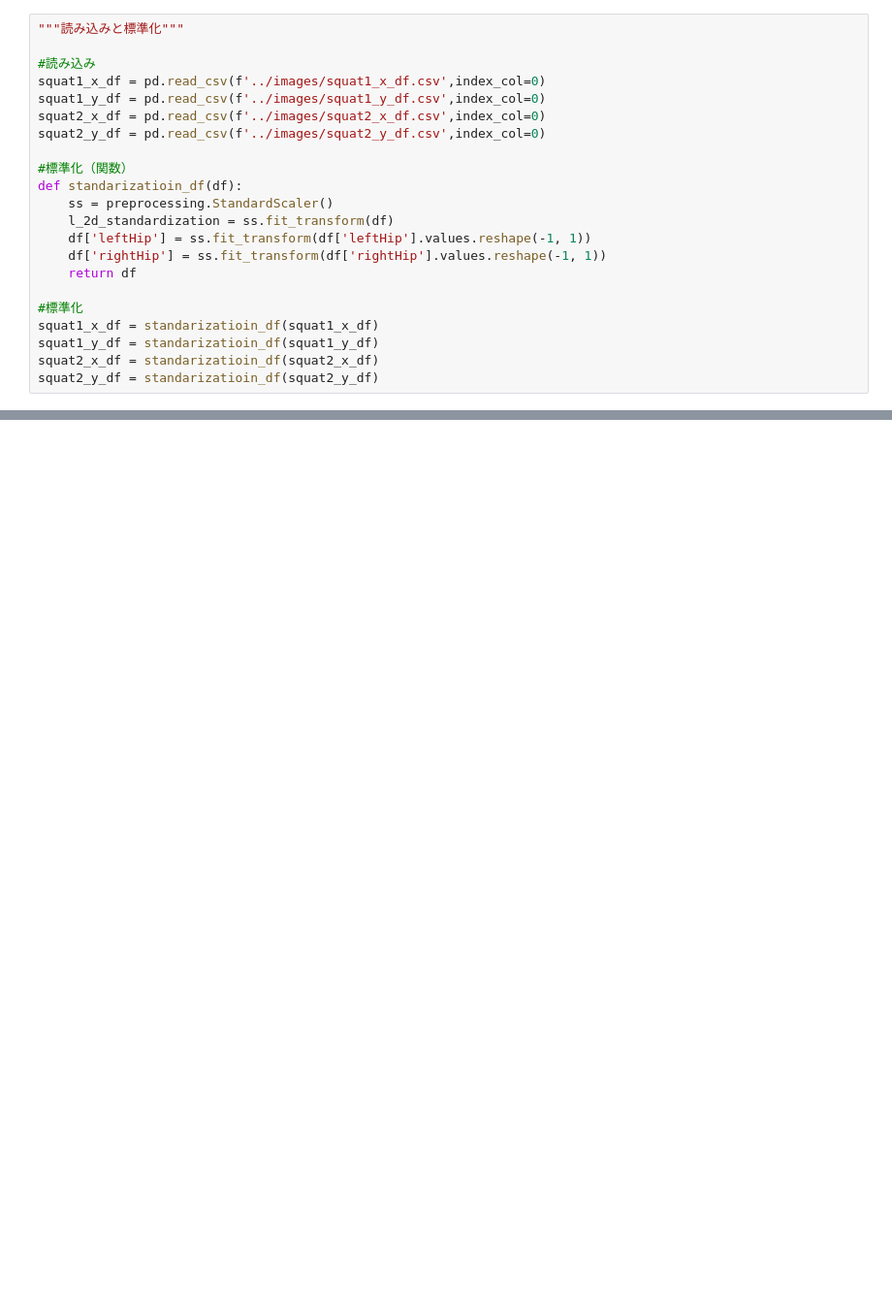
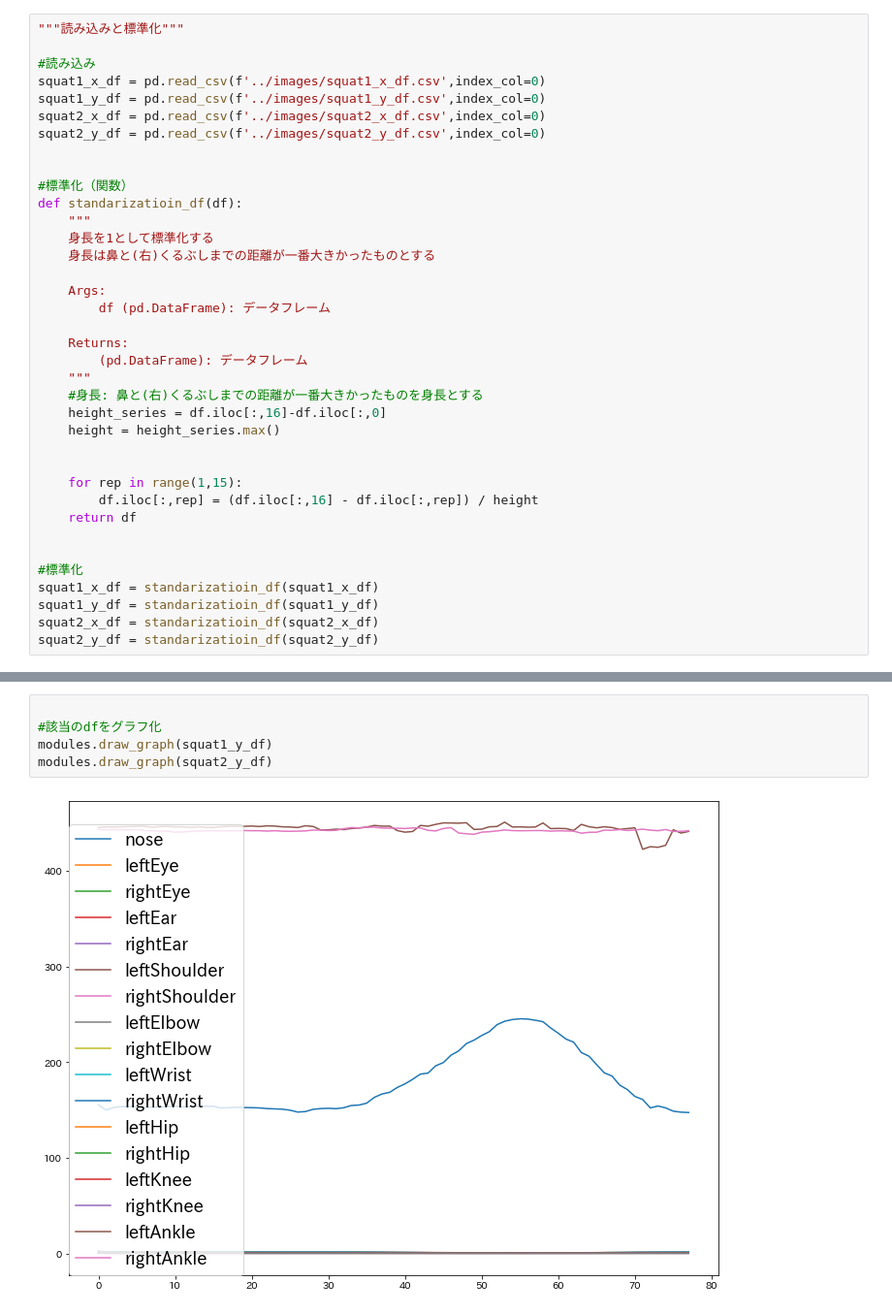
Before and after one commit to d-nagata/teamg, a Jupyter notebook: Scripts/fig_graph.ipynb, the cells around one changed output, grey strips where cells are left out. Shown at 97% size. Saved outputs shown, nothing was run; the diff lists cells and outputs as text; blank space fills up the shorter version.

```diff
--- a/Scripts/fig_graph.ipynb
+++ b/Scripts/fig_graph.ipynb
@@ -13,13 +17,28 @@ squat1_y_df = pd.read_csv(f'../images/squat1_y_df.csv',index_col=0)
 squat2_x_df = pd.read_csv(f'../images/squat2_x_df.csv',index_col=0)
 squat2_y_df = pd.read_csv(f'../images/squat2_y_df.csv',index_col=0)
 
+
 #標準化（関数）
 def standarizatioin_df(df):
-    ss = preprocessing.StandardScaler()
-    l_2d_standardization = ss.fit_transform(df)
-    df['leftHip'] = ss.fit_transform(df['leftHip'].values.reshape(-1, 1))
-    df['rightHip'] = ss.fit_transform(df['rightHip'].values.reshape(-1, 1))
+    """
+    身長を1として標準化する
+    身長は鼻と(右)くるぶしまでの距離が一番大きかったものとする
+
+    Args:
+        df (pd.DataFrame): データフレーム
+
+    Returns:
+        (pd.DataFrame): データフレーム
+    """
+    #身長: 鼻と(右)くるぶしまでの距離が一番大きかったものを身長とする
+    height_series = df.iloc[:,16]-df.iloc[:,0]
+    height = height_series.max()
+
+
+    for rep in range(1,15):
+        df.iloc[:,rep] = (df.iloc[:,16] - df.iloc[:,rep]) / height
     return df
+
 
 #標準化
 squat1_x_df = standarizatioin_df(squat1_x_df)
@@ -215,0 +48,7 @@ def cos_sim(v1, v2):
+# %%
+
+#該当のdfをグラフ化
+modules.draw_graph(squat1_y_df)
+modules.draw_graph(squat2_y_df)
+# %% [output]
+[figure, added]
```
Also changed, not shown: parts of 11 cells of this notebook, 11 other files.
